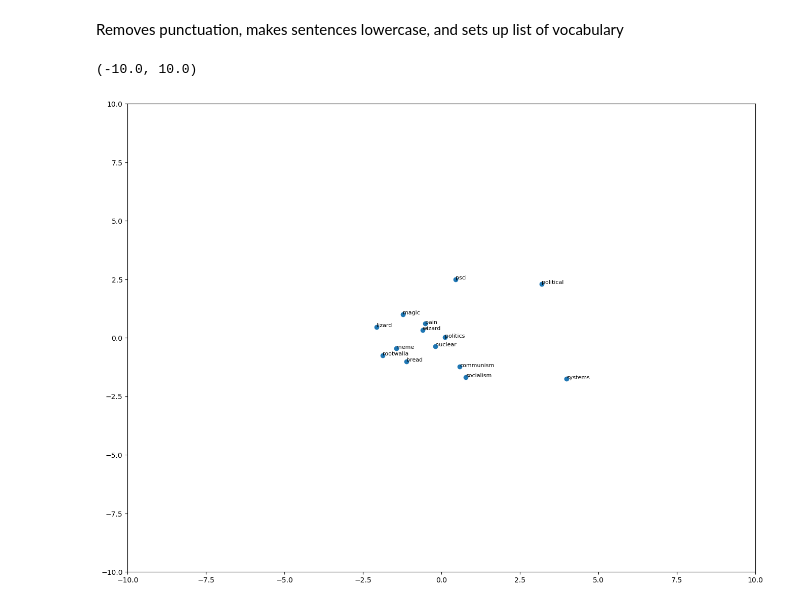
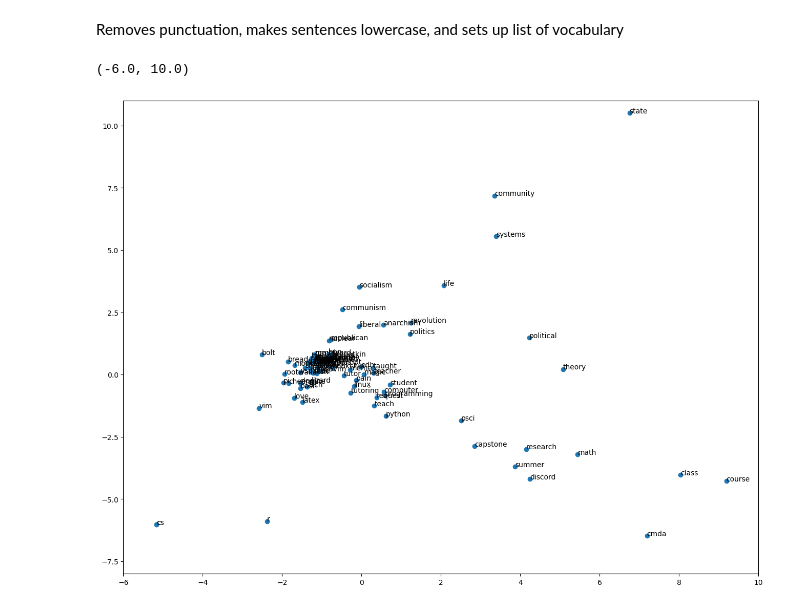
Before and after one commit to danilka4/chairdelure, a Jupyter notebook: notebooks/pca.ipynb, the cells around one changed output. Drawn from its saved outputs; the diff is of its cells as text; code cells hidden in the pictures.

```diff
--- a/notebooks/pca.ipynb
+++ b/notebooks/pca.ipynb
@@ -39,6 +39,6 @@ data[1:5]
 # %% [markdown]
 Removes punctuation, makes sentences lowercase, and sets up list of vocabulary
 # %%
-model = Word2Vec(data, min_count = 5)
+model = Word2Vec(data, min_count = 1, vector_size = 100, window = 20)
 # %%
 interesting_word_list = [
@@ -126,11 +142,0 @@ pca_vecs, phrase_keys, comp = create_pca(model)
-# %%
-fig,ax = plt.subplots(1, 1, figsize = (16,12))
-ax.scatter(pca_vecs[:,0],pca_vecs[:,1])
-
-for i, txt in enumerate(phrase_keys):
-    ax.annotate(txt, (pca_vecs[i,0], pca_vecs[i,1]),fontsize=8)
-ax.set_ylim([-10, 10])
-ax.set_xlim([-10, 10])
-# %% [output]
-(-10.0, 10.0)
-[figure, removed]
@@ -136,0 +205,11 @@ ax.set_xlim([-10, 10])
+# %%
+fig,ax = plt.subplots(1, 1, figsize = (16,12))
+ax.scatter(pca_vecs[:,0],pca_vecs[:,1])
+
+for i, txt in enumerate(phrase_keys):
+    ax.annotate(txt, (pca_vecs[i,0], pca_vecs[i,1]),fontsize=10)
+ax.set_ylim([-8, 11])
+ax.set_xlim([-6, 10])
+# %% [output]
+(-6.0, 10.0)
+[figure, added]
```
Also changed, not shown: parts of 5 cells of this notebook, 1 other file.
